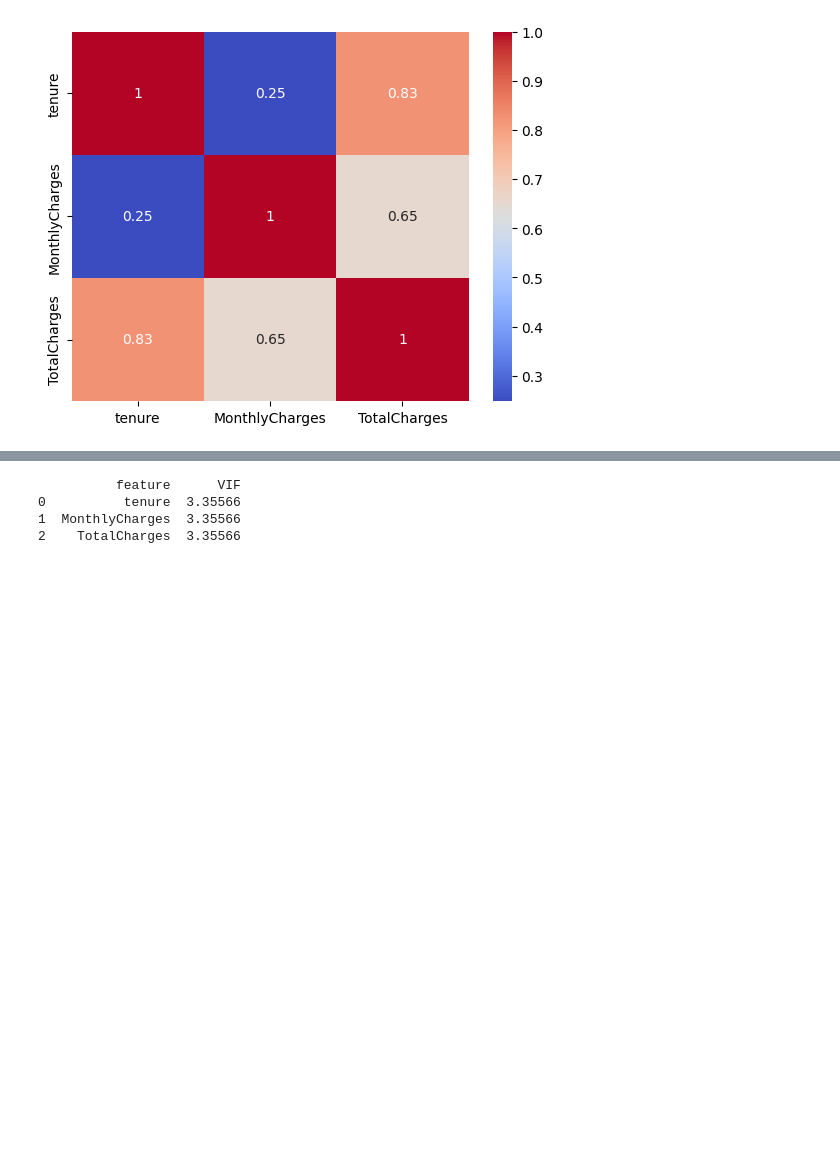
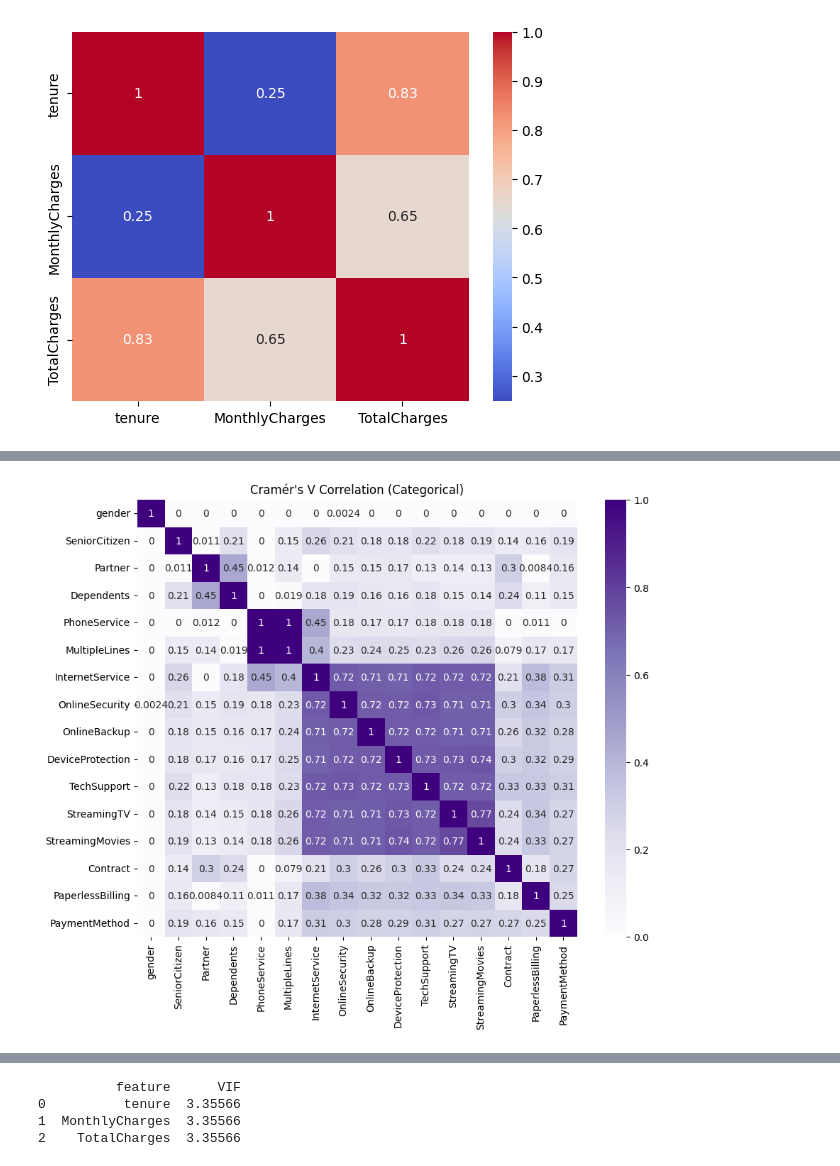
Before and after one commit to sujeengim/telco-customer-churn-prediction, a Jupyter notebook: practice1.ipynb, the cells around one changed output, grey strips where cells are left out. Saved outputs shown, nothing was run; the diff lists cells and outputs as text; code cells hidden in the pictures; blank space fills up the shorter version.

```diff
--- a/practice1.ipynb
+++ b/practice1.ipynb
@@ -483,3 +483,49 @@ plt.show()
+# %%
+'''
+범주형 상관관계 확인
+'''
+import pandas as pd
+import numpy as np
+from scipy.stats import chi2_contingency
+import seaborn as sns
+import matplotlib.pyplot as plt
+
+def cramers_v(x, y):
+    """ 두 범주형 변수 간의 크래머 V 지수를 계산하는 함수 """
+    confusion_matrix = pd.crosstab(x, y)
+    chi2 = chi2_contingency(confusion_matrix)[0]
+    n = confusion_matrix.sum().sum()
+    phi2 = chi2 / n
+    r, k = confusion_matrix.shape
+    phi2corr = max(0, phi2 - ((k-1)*(r-1))/(n-1))
+    rcorr = r - ((r-1)**2)/(n-1)
+    kcorr = k - ((k-1)**2)/(n-1)
+    return np.sqrt(phi2corr / min((kcorr-1), (rcorr-1)))
+
+# 분석하고 싶은 범주형 컬럼들 리스트
+cat_cols = [
+    'gender', 'SeniorCitizen', 'Partner', 'Dependents', 'PhoneService',
+    'MultipleLines', 'InternetService', 'OnlineSecurity', 'OnlineBackup',
+    'DeviceProtection', 'TechSupport', 'StreamingTV', 'StreamingMovies',
+    'Contract', 'PaperlessBilling', 'PaymentMethod'
+]
+rows = []
+
+for var1 in cat_cols:
+    col = []
+    for var2 in cat_cols:
+        col.append(cramers_v(df4[var1], df4[var2]))
+    rows.append(col)
+
+v_results = pd.DataFrame(rows, columns=cat_cols, index=cat_cols)
+
+# 히트맵 시각화
+plt.figure(figsize=(10, 8))
+sns.heatmap(v_results, annot=True, cmap='Purples')
+plt.title("Cramér's V Correlation (Categorical)")
+plt.show()
+# %% [output]
+[figure, added]
 # %% [markdown]
 # 5. EDA, 다변량 분석
 여러 개의 변수가 동시에 작용할 때 어떤 시너지가 발생하는가 확인
```
Also changed, not shown: parts of 6 cells of this notebook.
